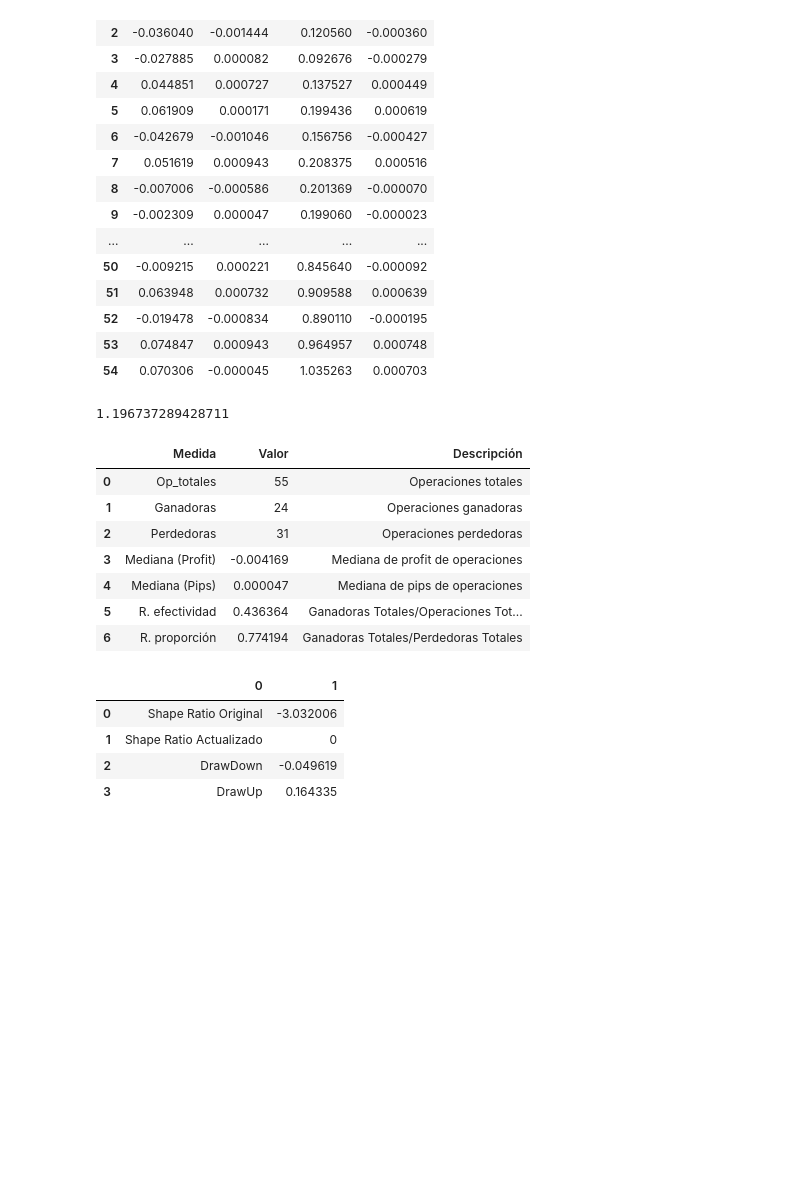
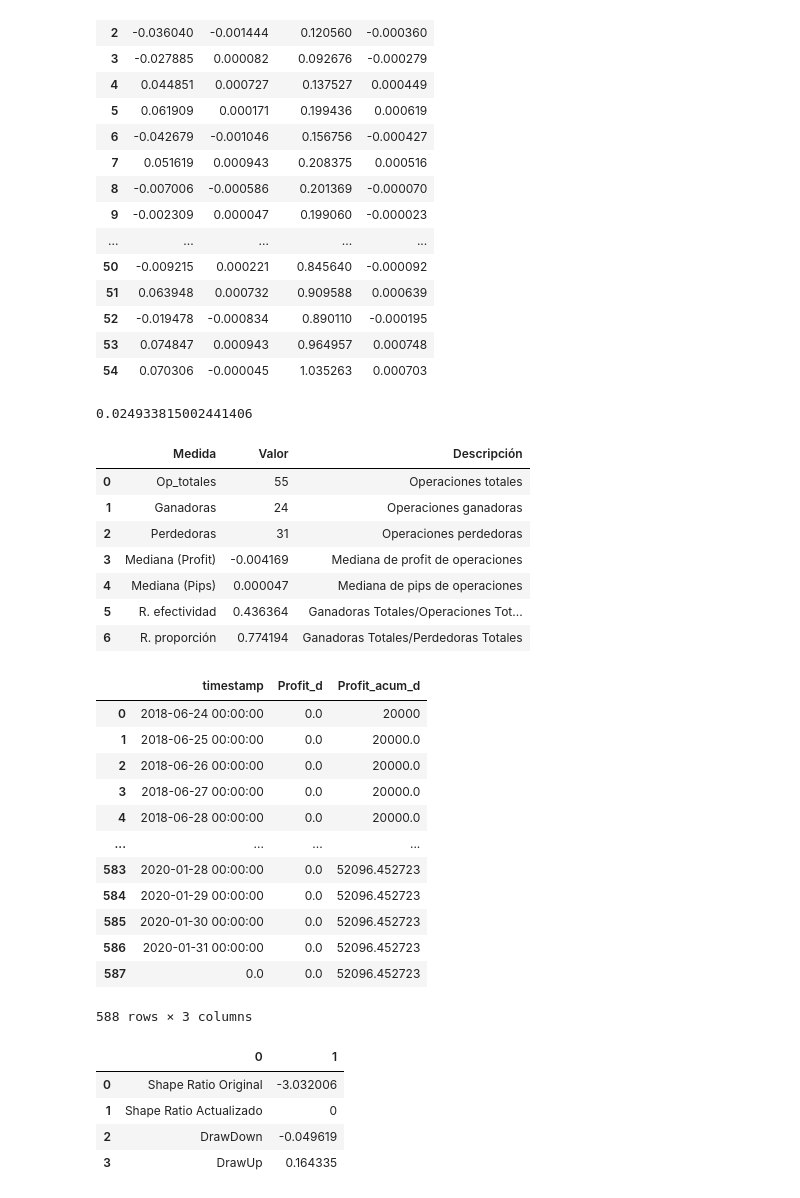
Before and after one commit to LuisCarlosAlvarado/myst_lab2_lcag, a Jupyter notebook: borrador.ipynb, the cells around one changed output. Drawn from its saved outputs; the diff is of its cells as text; code cells hidden in the pictures; blank space fills up the shorter version.

```diff
--- a/borrador.ipynb
+++ b/borrador.ipynb
@@ -103,6 +14,0 @@ rendimiento
-# %%
-capital = 20000
-flujo_capital = []
-flujo_capital.append(capital)
-for i in range(len(rendimiento)):
-    flujo_capital.append(flujo_capital[i] * (100+rendimiento[i]) / 100)
@@ -393,7 +76,7 @@ def f_estadísticas_ba(rendimiento, operaciones, name:str):
 # %%
-f_estadísticas_ba(rendimiento, operaciones, "df_1_tabla")
+f_estadísticas_ba(rendimiento, operaciones, "df_2_ranking")
 # %% [output]
-1.196737289428711
+0.024933815002441406
 |  | Medida | Valor | Descripción |
 | 0 | Op_totales | 55 | Operaciones totales |
 | 1 | Ganadoras | 24 | Operaciones ganadoras |
@@ -402,37 +85,20 @@ f_estadísticas_ba(rendimiento, operaciones, "df_1_tabla")
 | 4 | Mediana (Pips) | 0.000047 | Mediana de pips de operaciones |
 | 5 | R. efectividad | 0.436364 | Ganadoras Totales/Operaciones Tot... |
 | 6 | R. proporción | 0.774194 | Ganadoras Totales/Perdedoras Totales |
-# %%
-def f_evolucion_capital(df, operaciones, rend_operacion, take_profit, stop_loss, capital):
-    inicio = datetime.strptime(str(df.index[0])[0:10], "%Y-%m-%d" )
-    fin    = datetime.strptime(str(df.index[-1])[0:10], "%Y-%m-%d" )
-
-    lista_fechas = [inicio + timedelta(days=d) for d in range((fin - inicio).days + 1)]
-
-    fechas_cierre_rendimiento = []
-    for i in range(len(rend_operacion)):
-        for j in range(len(rend_operacion[i])):
-            if j < len(rend_operacion[i])-1:
-                if rend_operacion[i][j] >= take_profit or rend_operacion[i][j] <= stop_loss:
-                    fechas_cierre_rendimiento.append(\
-                        [datetime.strptime(str(operaciones[i].index[j])[0:10], "%Y-%m-%d" ),\
-                            rendimiento[i]])
-
-                    break
-            else:
-                fechas_cierre_rendimiento.append(\
-                    [datetime.strptime(str(operaciones[i].index[-1])[0:10], "%Y-%m-%d" ),\
-                        rendimiento[i]])
-
-    rendimientos_periodo = np.zeros(len(lista_fechas))
-    for i in range(len(lista_fechas)):
-        for j in range(len(fechas_cierre_rendimiento)):
-            if fechas_cierre_rendimiento[j][0] == lista_fechas[i]:
-                rendimientos_periodo[i] += fechas_cierre_rendimiento[j][1]
-
-    rend_acum = capital_flow(rendimientos_periodo, capital)
-    data = pd.DataFrame([lista_fechas, rendimientos_periodo, rend_acum]).fillna(0).T
-    data.columns = ["timestamp", "Profit_d", "Profit_acum_d"]
-    return data
 # %%
-evolucion_capital = f_evolucion_capital(cierre, operaciones, rend_operacion, take_profit, stop_loss, capital)
+evolucion_capital = f_evolucion_capital(cierre, operaciones, rend_operacion, take_profit, stop_loss, capital, rendimiento)
+evolucion_capital
+# %% [output]
+|  | timestamp | Profit_d | Profit_acum_d |
+| 0 | 2018-06-24 00:00:00 | 0.0 | 20000 |
+| 1 | 2018-06-25 00:00:00 | 0.0 | 20000.0 |
+| 2 | 2018-06-26 00:00:00 | 0.0 | 20000.0 |
+| 3 | 2018-06-27 00:00:00 | 0.0 | 20000.0 |
+| 4 | 2018-06-28 00:00:00 | 0.0 | 20000.0 |
+| ... | ... | ... | ... |
+| 583 | 2020-01-28 00:00:00 | 0.0 | 52096.452723 |
+| 584 | 2020-01-29 00:00:00 | 0.0 | 52096.452723 |
+| 585 | 2020-01-30 00:00:00 | 0.0 | 52096.452723 |
+| 586 | 2020-01-31 00:00:00 | 0.0 | 52096.452723 |
+| 587 | 0.0 | 0.0 | 52096.452723 |
+588 rows × 3 columns
```
Also changed, not shown: parts of 34 cells of this notebook, 2 other files.
